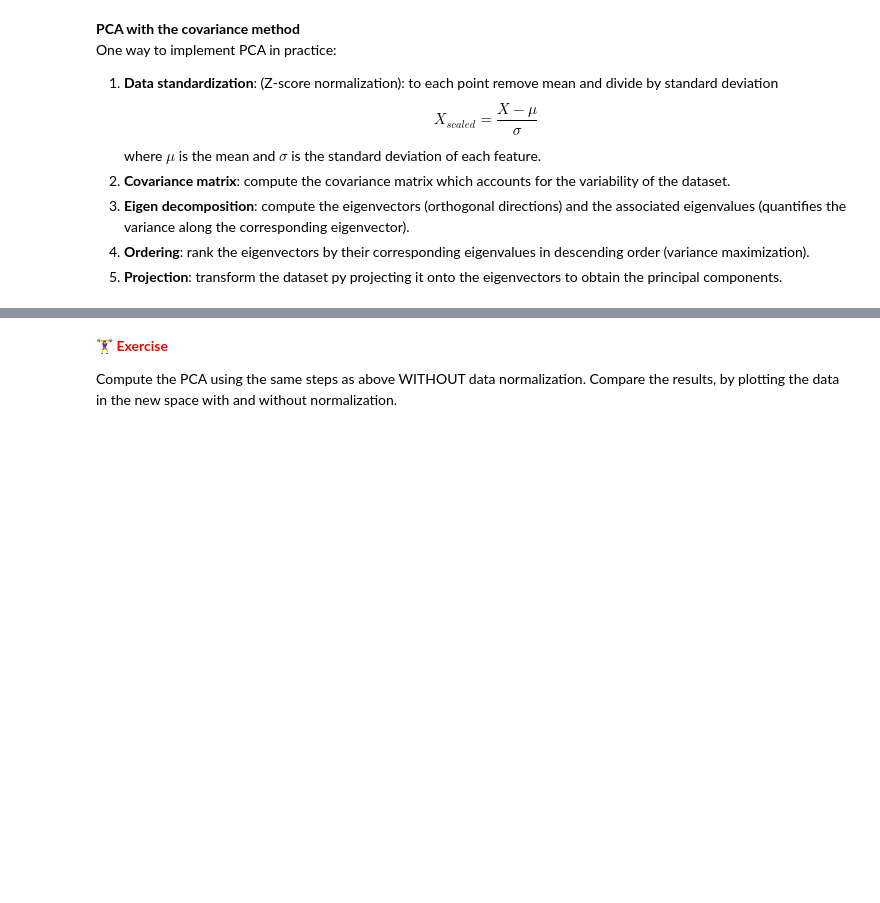
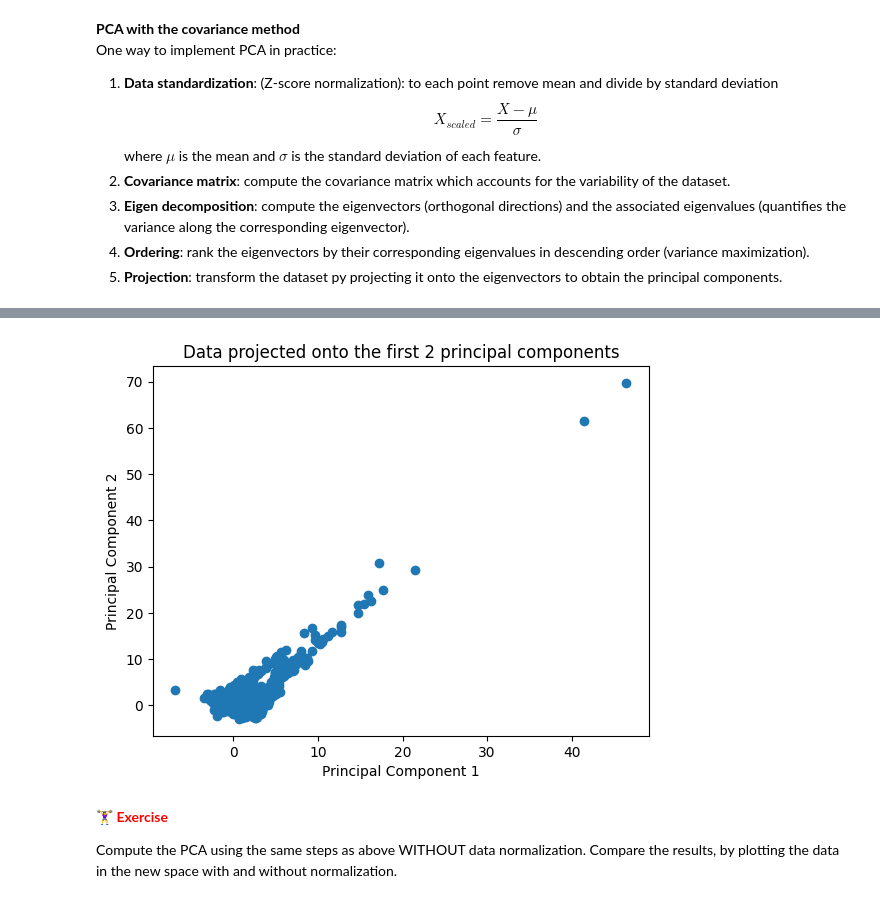
Before and after one commit to AMCO-UniPD/ML_lab_DEI_public, a Jupyter notebook: LAB1_p2_pca.ipynb, the cells around one changed output, grey strips where cells are left out. Drawn from its saved outputs; the diff is of its cells as text; code cells hidden in the pictures; blank space fills up the shorter version.

```diff
--- a/LAB1_p2_pca.ipynb
+++ b/LAB1_p2_pca.ipynb
@@ -80,3 +109,11 @@ X = cali_housing_df.drop('MedInc', axis=1)
+# %%
+# 6. For this time, let's select k=2 principal components regardless of the variance explained
+k = 2
+principal_components = sorted_eigenvectors[:, 0:k]          # Select the first k eigenvectors. The sorted_eigenvectors is
+                                                            # a matrix where each column is an eigenvector. So we need to
+                                                            # select all rows and the first k columns (0:k means from column 0
+                                                            # to column k-1, i.e. columns 0 and 1 in this case).
 # %%
 # 7. Project the data X into the new space spanned by the first 2 PC given by pc_components[:, :k] where k=2
 # 🕵 Hint: use np.dot() function
+X_projected = np.dot(X_standardized, principal_components)    # Project the data into the new space spanned by the first 2 PC
@@ -85,3 +120,13 @@ X = cali_housing_df.drop('MedInc', axis=1)
+# %%
+# 8. Plot the data in the new space
+plt.figure()
+plt.scatter(X_projected[:, 0], X_projected[:, 1])
+plt.xlabel('Principal Component 1')
+plt.ylabel('Principal Component 2')
+plt.title('Data projected onto the first 2 principal components')
+plt.show()
+# %% [output]
+[figure, added]
 # %% [markdown]
 <span style="color:red"><strong>🏋️‍♀️ Exercise</strong></span>
 
```
Also changed, not shown: parts of 11 cells of this notebook.
